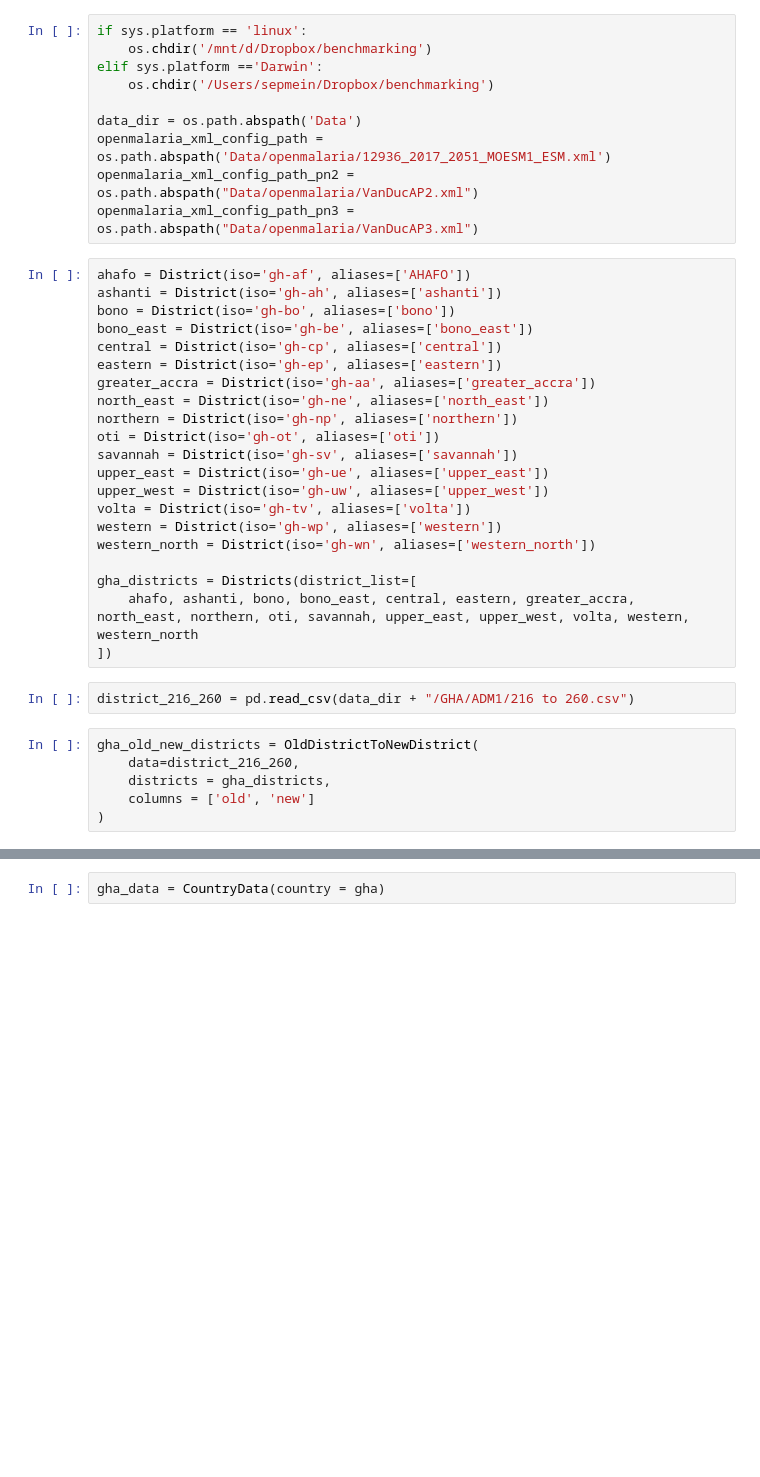
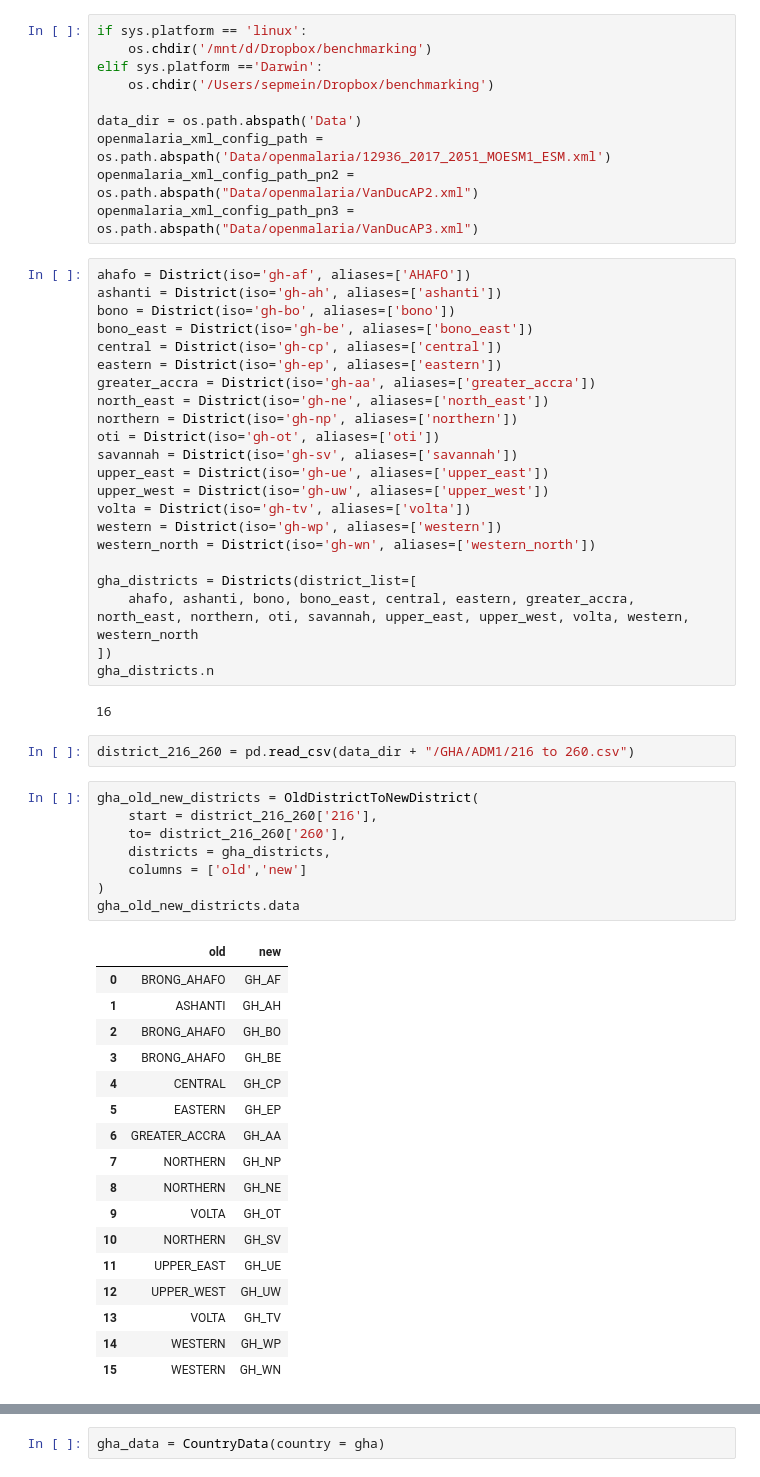
Before and after one commit to sepmein/mBench, a Jupyter notebook: scripts/reconstruct.ipynb, the cells around one changed output, grey strips where cells are left out. Drawn from its saved outputs; the diff is of its cells as text; blank space fills up the shorter version.

```diff
--- a/scripts/reconstruct.ipynb
+++ b/scripts/reconstruct.ipynb
@@ -40,14 +51,37 @@ western_north = District(iso='gh-wn', aliases=['western_north'])
 gha_districts = Districts(district_list=[
     ahafo, ashanti, bono, bono_east, central, eastern, greater_accra, north_east, northern, oti, savannah, upper_east, upper_west, volta, western, western_north
 ])
+gha_districts.n
+# %% [output]
+16
 # %%
 district_216_260 = pd.read_csv(data_dir + "/GHA/ADM1/216 to 260.csv")
 # %%
 gha_old_new_districts = OldDistrictToNewDistrict(
-    data=district_216_260,
+    start = district_216_260['216'],
+    to= district_216_260['260'],
     districts = gha_districts,
-    columns = ['old', 'new']
+    columns = ['old','new']
 )
+gha_old_new_districts.data
+# %% [output]
+|  | old | new |
+| 0 | BRONG_AHAFO | GH_AF |
+| 1 | ASHANTI | GH_AH |
+| 2 | BRONG_AHAFO | GH_BO |
+| 3 | BRONG_AHAFO | GH_BE |
+| 4 | CENTRAL | GH_CP |
+| 5 | EASTERN | GH_EP |
+| 6 | GREATER_ACCRA | GH_AA |
+| 7 | NORTHERN | GH_NP |
+| 8 | NORTHERN | GH_NE |
+| 9 | VOLTA | GH_OT |
+| 10 | NORTHERN | GH_SV |
+| 11 | UPPER_EAST | GH_UE |
+| 12 | UPPER_WEST | GH_UW |
+| 13 | VOLTA | GH_TV |
+| 14 | WESTERN | GH_WP |
+| 15 | WESTERN | GH_WN |
 # %%
 # load adjacent
 gha_adjacent_provinces_data = pd.read_excel(
```
Also changed, not shown: parts of 7 cells of this notebook, 2 other files.
